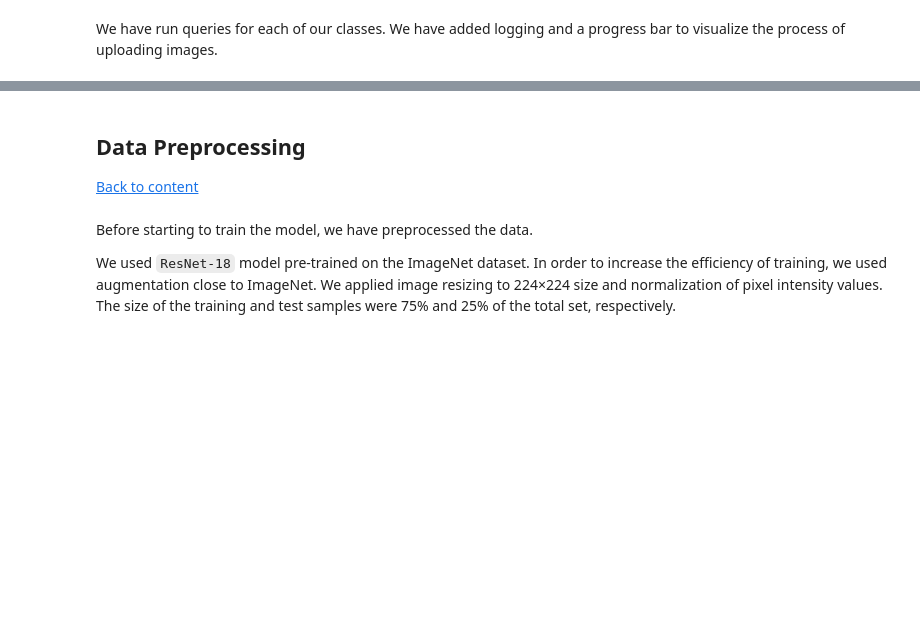
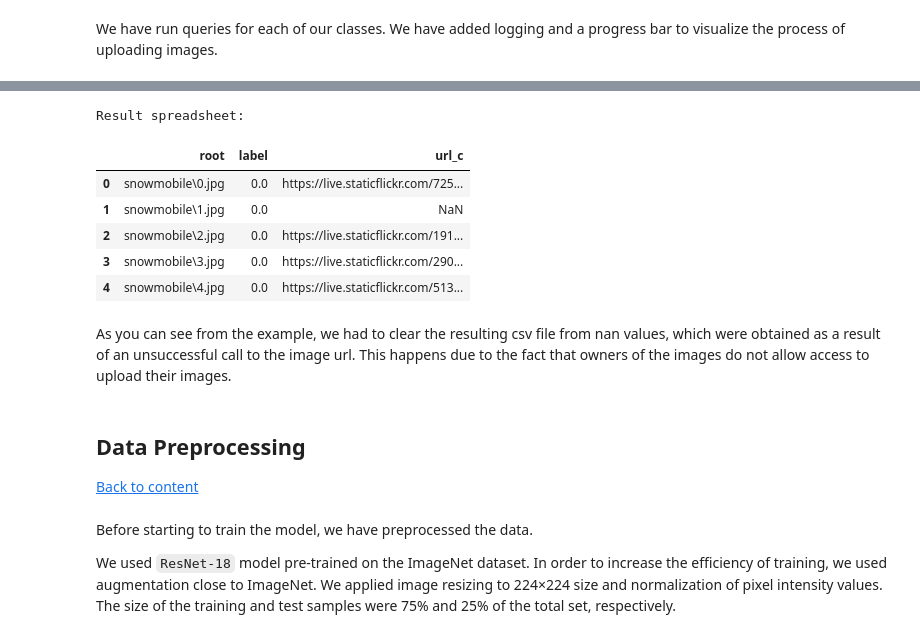
Before and after one commit to mdvdv/technologies-and-infrastructure-for-big-data, a Jupyter notebook: main.ipynb, the cells around one changed output, grey strips where cells are left out. Saved outputs shown, nothing was run; the diff lists cells and outputs as text; code cells hidden in the pictures; blank space fills up the shorter version.

```diff
--- a/main.ipynb
+++ b/main.ipynb
@@ -158,0 +164,10 @@ Downloading photos with label "wagon"...
+# %%
+label_csv = ps.DataFrame()
+
+for label in labels:
+    label_csv = ps.concat([label_csv, parse_flickr(root=root, label=label)], ignore_index=True)
+
+print('Result spreadsheet:')
+label_csv.to_csv(os.path.join(root, 'labels.csv'))
+label_csv.head()
+# %% [output]
@@ -159,3 +178,12 @@ Downloading photos with label "wagon"...
+Result spreadsheet:
+|  | root | label | url_c |
+| 0 | snowmobile\0.jpg | 0.0 | https://live.staticflickr.com/725... |
+| 1 | snowmobile\1.jpg | 0.0 | NaN |
+| 2 | snowmobile\2.jpg | 0.0 | https://live.staticflickr.com/191... |
+| 3 | snowmobile\3.jpg | 0.0 | https://live.staticflickr.com/290... |
+| 4 | snowmobile\4.jpg | 0.0 | https://live.staticflickr.com/513... |
+# %% [markdown]
+As you can see from the example, we had to clear the resulting csv file from nan values, which were obtained as a result of an unsuccessful call to the image url. This happens due to the fact that owners of the images do not allow access to upload their images.
 # %% [markdown]
 <a name='003'></a>
 
```
Also changed, not shown: parts of 27 cells of this notebook, 10 other files.
